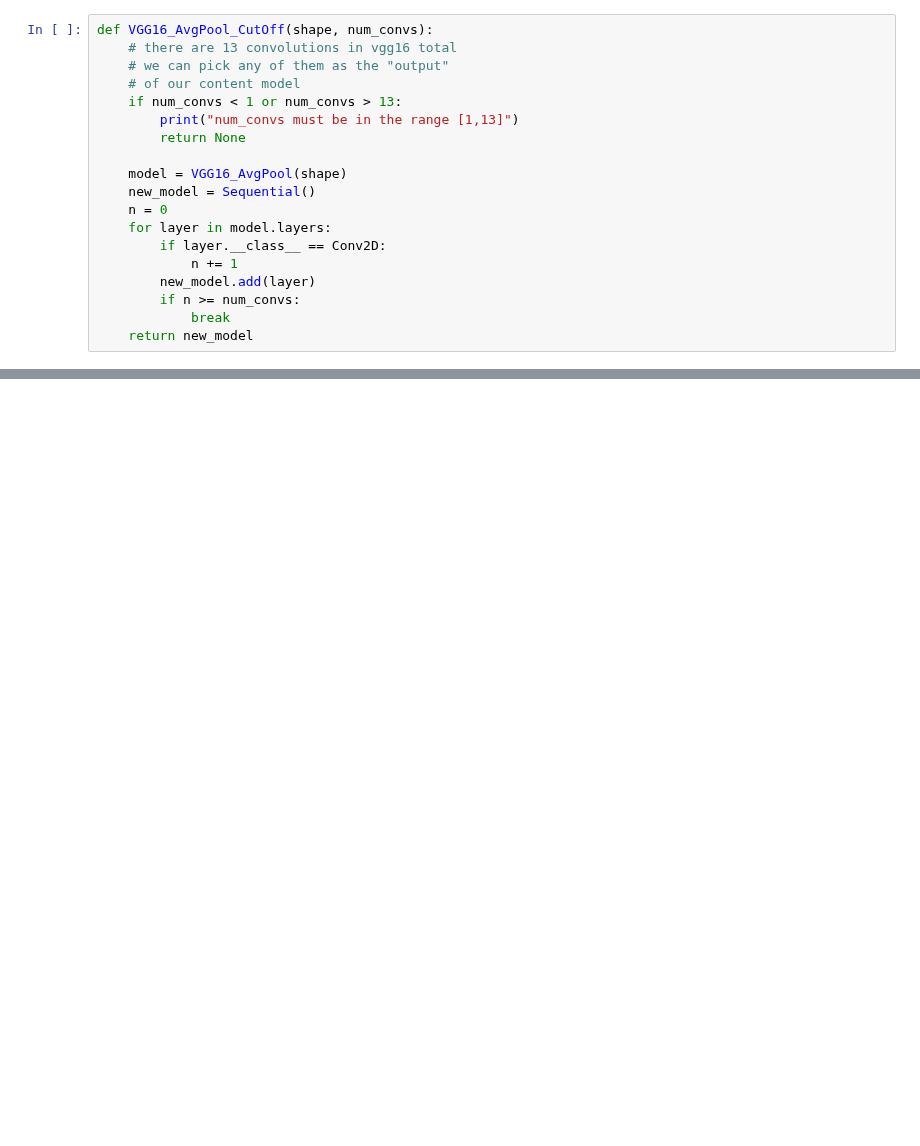
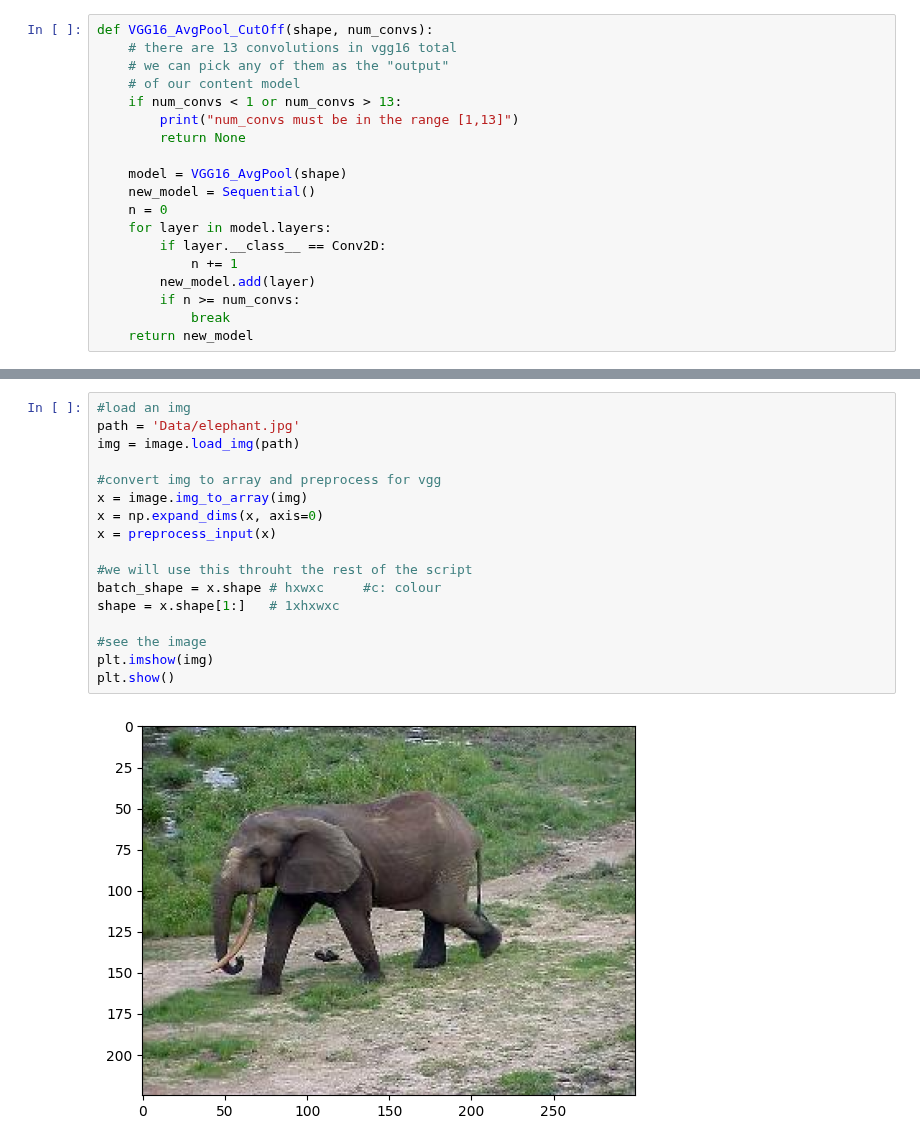
Before and after one commit to giraydorukyurt7/Data_Science-And-Artificial_Intelligence-Journeys, a Jupyter notebook: Deep_Learning/OTHERS/NEURAL_STYLE_TRANSFER/NEURAL_STYLE_TRANSFER.ipynb, the cells around one changed output, grey strips where cells are left out. Drawn from its saved outputs; the diff is of its cells as text; blank space fills up the shorter version.

```diff
--- a/Deep_Learning/OTHERS/NEURAL_STYLE_TRANSFER/NEURAL_STYLE_TRANSFER.ipynb
+++ b/Deep_Learning/OTHERS/NEURAL_STYLE_TRANSFER/NEURAL_STYLE_TRANSFER.ipynb
@@ -68,3 +77,22 @@ def scale_img(x):
     x = x - x.min()
     x = x / x.max()
     return x
+# %%
+#load an img
+path = 'Data/elephant.jpg'
+img = image.load_img(path)
+
+#convert img to array and preprocess for vgg
+x = image.img_to_array(img)
+x = np.expand_dims(x, axis=0)
+x = preprocess_input(x)
+
+#we will use this throuht the rest of the script
+batch_shape = x.shape # hxwxc     #c: colour
+shape = x.shape[1:]   # 1xhxwxc
+
+#see the image
+plt.imshow(img)
+plt.show()
+# %% [output]
+[figure, added]
```
Also changed, not shown: parts of 4 cells of this notebook, 1 other file.
